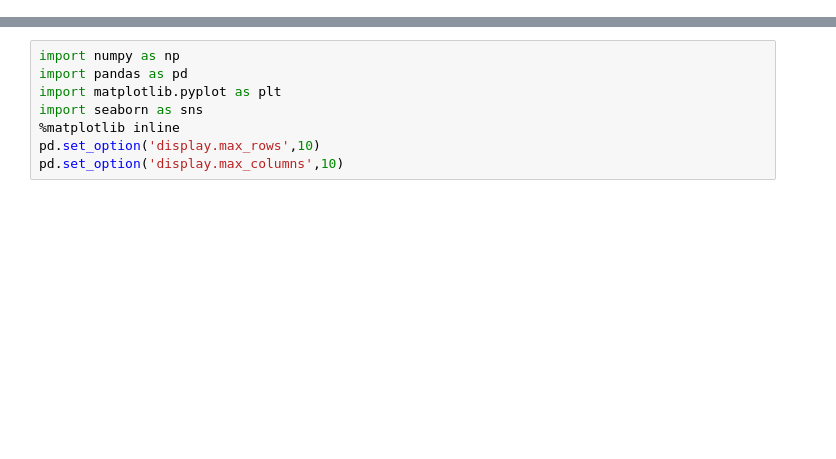
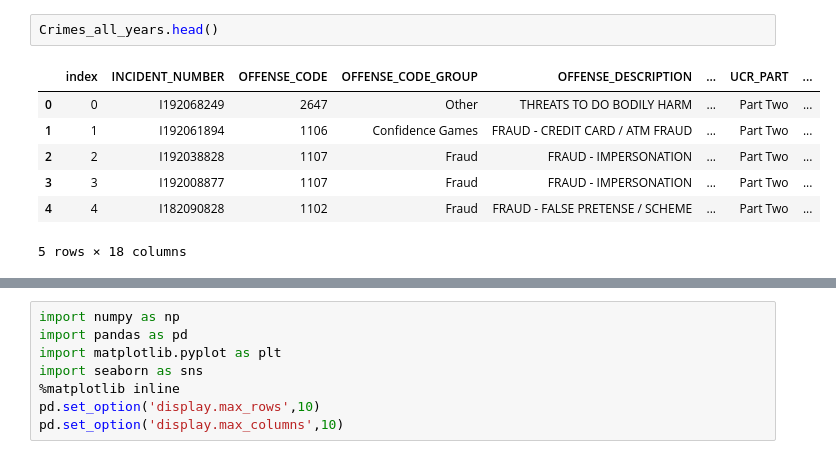
Before and after one commit to AlexVonSchwerdtner/BA780-Team6, a Jupyter notebook: Boston_Crime_Scene_Analytics.ipynb, the cells around one changed output, grey strips where cells are left out. Drawn from its saved outputs; the diff is of its cells as text; blank space fills up the shorter version.

```diff
--- a/Boston_Crime_Scene_Analytics.ipynb
+++ b/Boston_Crime_Scene_Analytics.ipynb
@@ -19,0 +57,10 @@ https://data.boston.gov/dataset/crime-incident-reports-august-2015-to-date-sourc
+# %%
+Crimes_all_years.head()
+# %% [output]
+|  | index | INCIDENT_NUMBER | OFFENSE_CODE | OFFENSE_CODE_GROUP | OFFENSE_DESCRIPTION | ... | UCR_PART | ... |
+| 0 | 0 | I192068249 | 2647 | Other | THREATS TO DO BODILY HARM | ... | Part Two | ... |
+| 1 | 1 | I192061894 | 1106 | Confidence Games | FRAUD - CREDIT CARD / ATM FRAUD | ... | Part Two | ... |
+| 2 | 2 | I192038828 | 1107 | Fraud | FRAUD - IMPERSONATION | ... | Part Two | ... |
+| 3 | 3 | I192008877 | 1107 | Fraud | FRAUD - IMPERSONATION | ... | Part Two | ... |
+| 4 | 4 | I182090828 | 1102 | Fraud | FRAUD - FALSE PRETENSE / SCHEME | ... | Part Two | ... |
+5 rows × 18 columns
```
Also changed, not shown: parts of 63 cells of this notebook.
